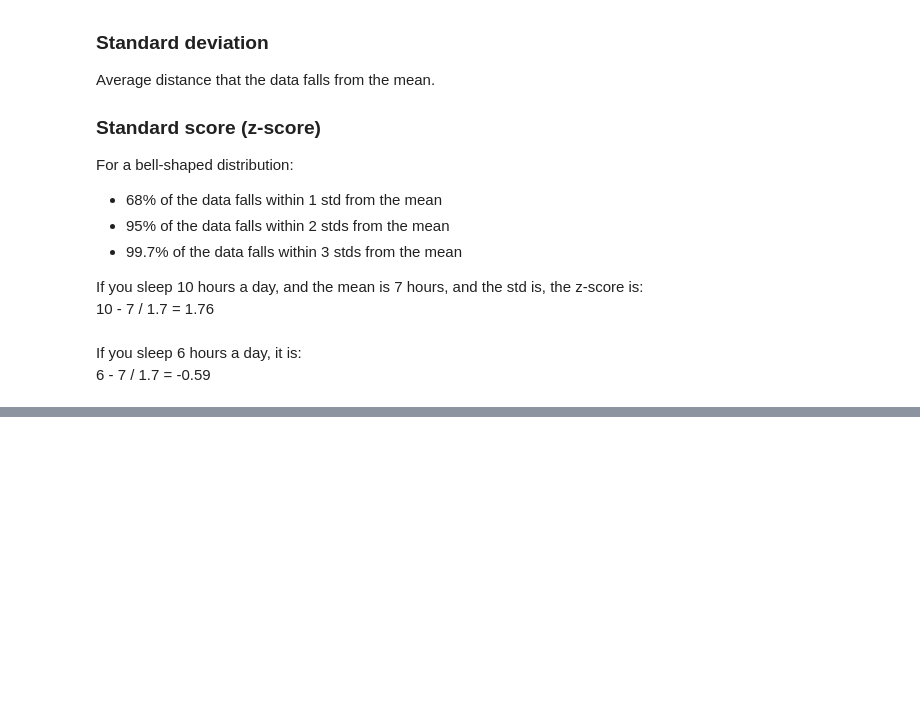
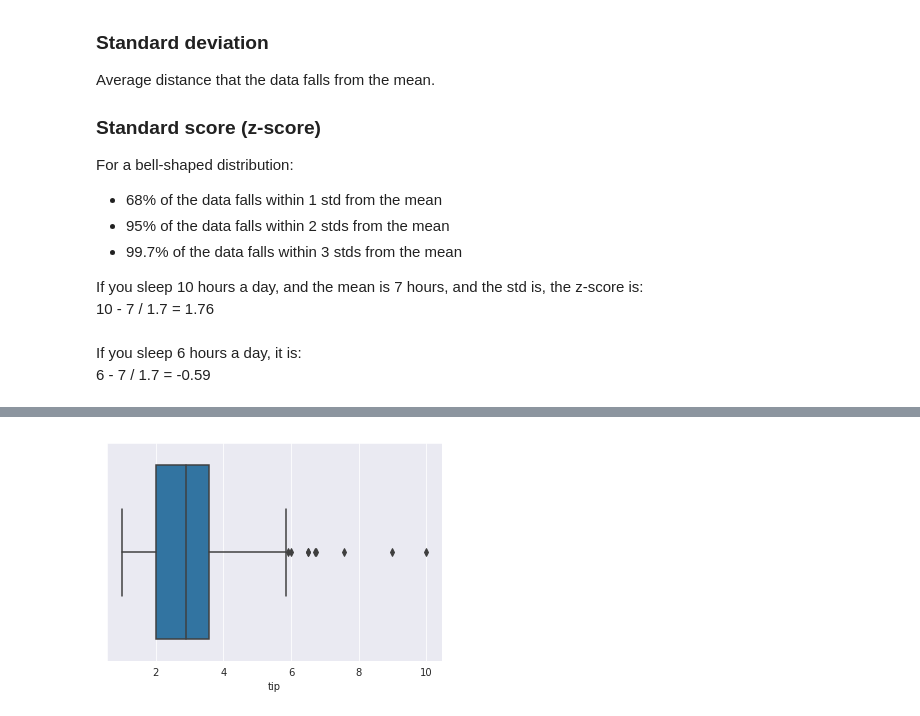
Before and after one commit to cercami/data-science, a Jupyter notebook: coursework/Certificate in Statistics with Python/statistics notes.ipynb, the cells around one changed output, grey strips where cells are left out. Saved outputs shown, nothing was run; the diff lists cells and outputs as text; code cells hidden in the pictures; blank space fills up the shorter version.

```diff
--- a/coursework/Certificate in Statistics with Python/statistics notes.ipynb
+++ b/coursework/Certificate in Statistics with Python/statistics notes.ipynb
@@ -42,0 +83,4 @@ Negative skew:
+# %%
+sns.boxplot(df.tip);
+# %% [output]
+[figure, added]
```
Also changed, not shown: parts of 13 cells of this notebook, 3 other files.
